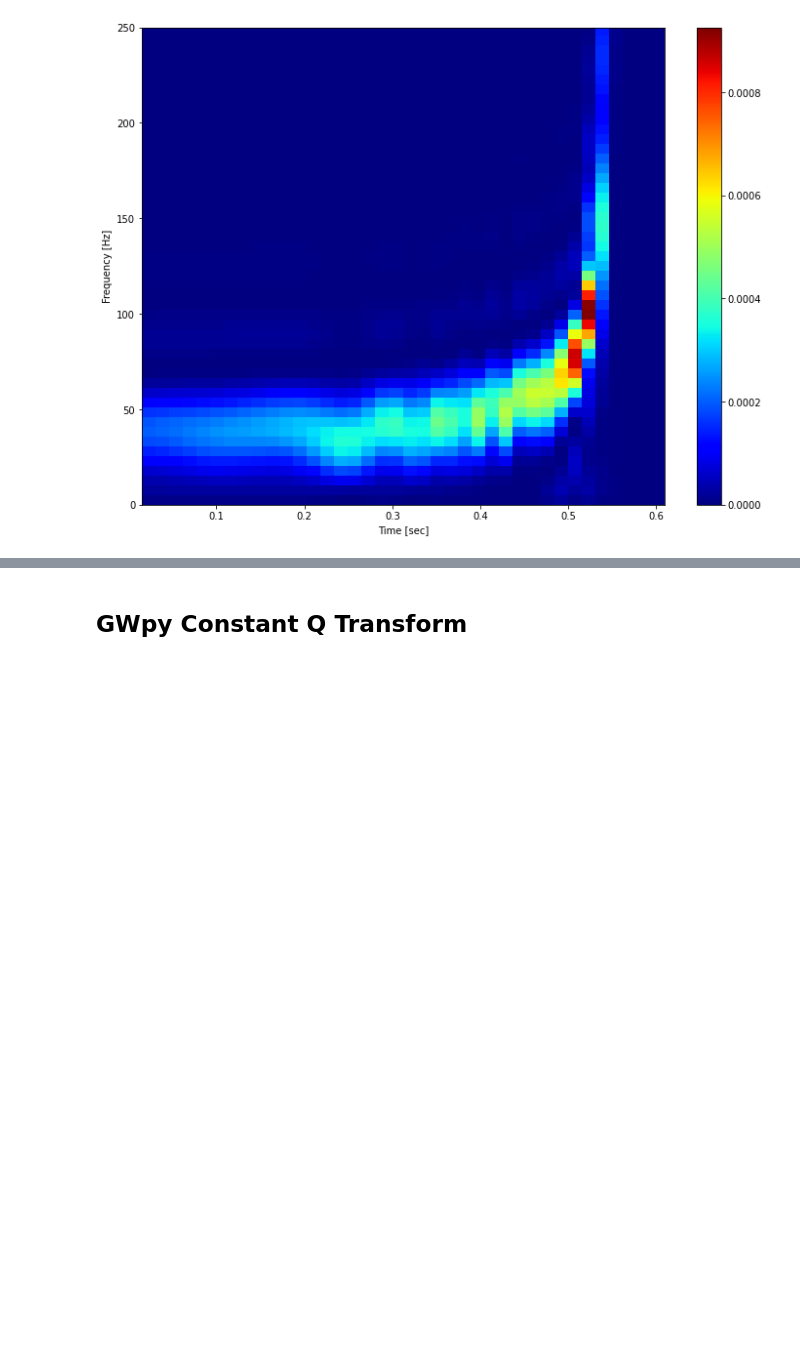
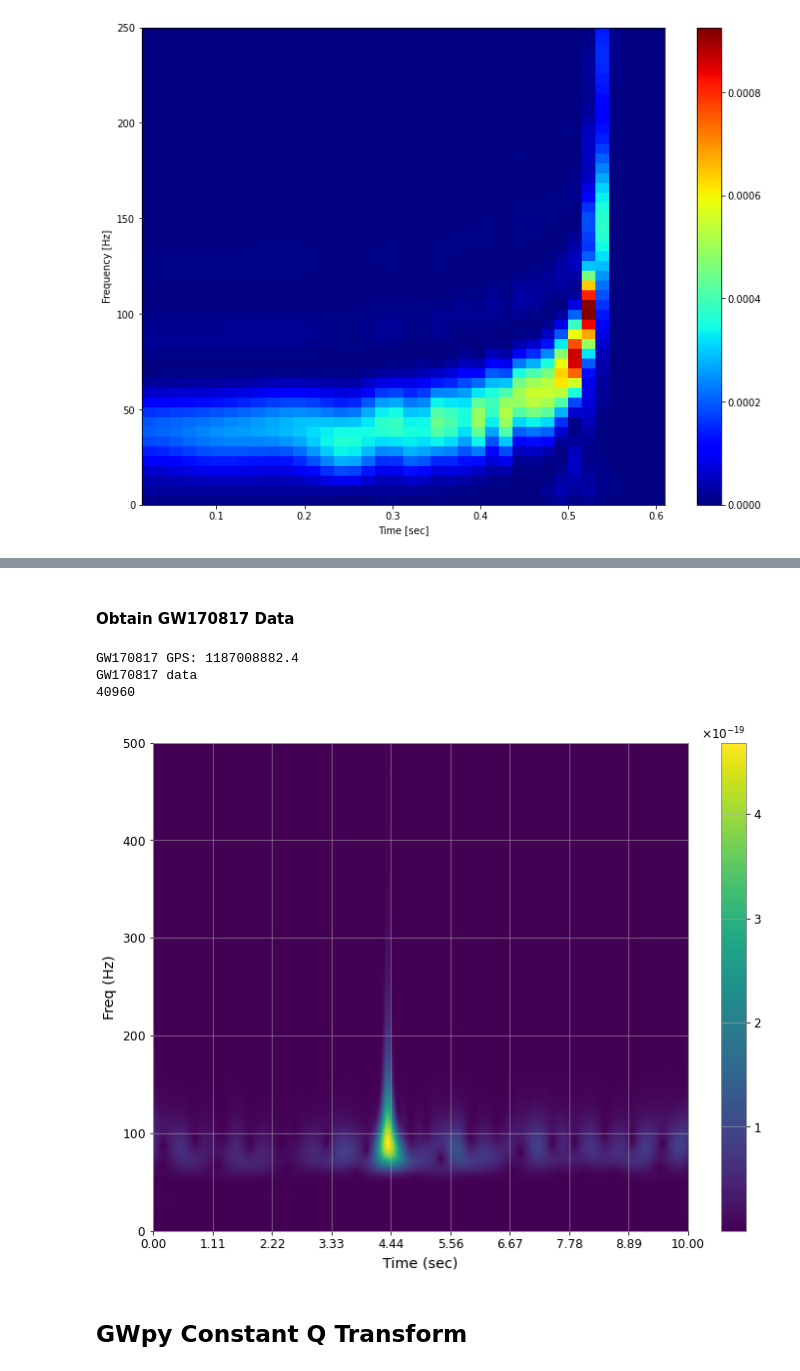
Before and after one commit to xli2522/GW-SignalGen, a Jupyter notebook: modified_S.ipynb, the cells around one changed output, grey strips where cells are left out. Cells and saved outputs as stored; diff of their text form; code cells hidden in the pictures; blank space fills up the shorter version.

Commit message:
use default plt ysticks; STFT, DST, CQT real data

```diff
--- a/modified_S.ipynb
+++ b/modified_S.ipynb
@@ -408,0 +405,2 @@ hpST = TimeFrequency(data, sample_rate = sample_rate, method='dst', show=True, s
+# %% [markdown]
+#### Obtain GW170817 Data
@@ -408,0 +410,16 @@ hpST = TimeFrequency(data, sample_rate = sample_rate, method='dst', show=True, s
+# %%
+from gwosc.datasets import event_gps
+from gwpy.timeseries import TimeSeries
+
+gps = event_gps('GW170817')
+print("GW170817 GPS:", gps)
+
+ldata = TimeSeries.fetch_open_data('L1', int(gps-5), int(gps)+5, cache=True)
+
+# inspect ldata
+print("GW170817 data")
+print(len(ldata))
+# %% [output]
+GW170817 GPS: 1187008882.4
+GW170817 data
+40960
@@ -409,2 +431,7 @@ hpST = TimeFrequency(data, sample_rate = sample_rate, method='dst', show=True, s
+# %%
+# real noisy data using ST through Stockwell Transform code
+ldataST = TimeFrequency(ldata, sample_rate = sample_rate, method='dst', show=True, savefig=False).plot()
+# %% [output]
+[figure, added]
 # %% [markdown]
 ## GWpy Constant Q Transform
```
Also changed, not shown: parts of 12 cells of this notebook.
